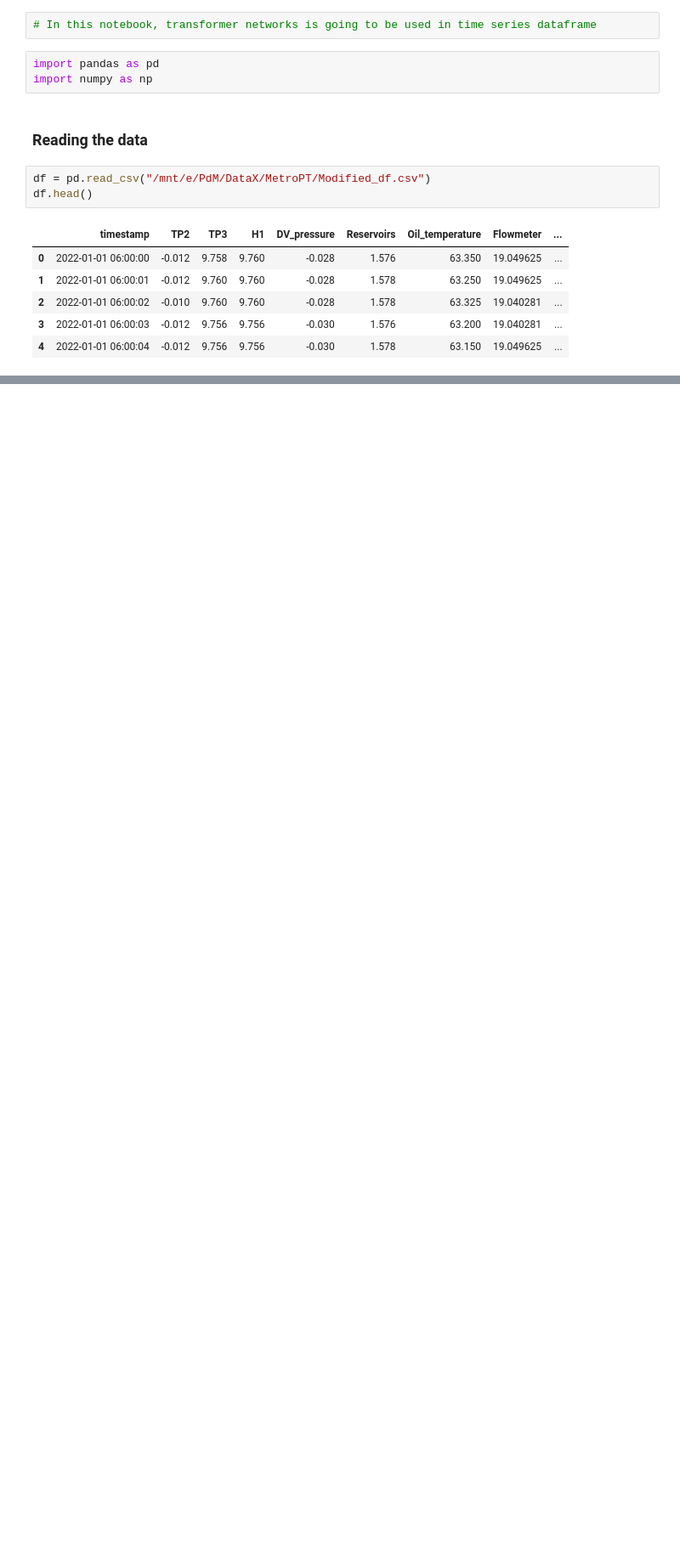
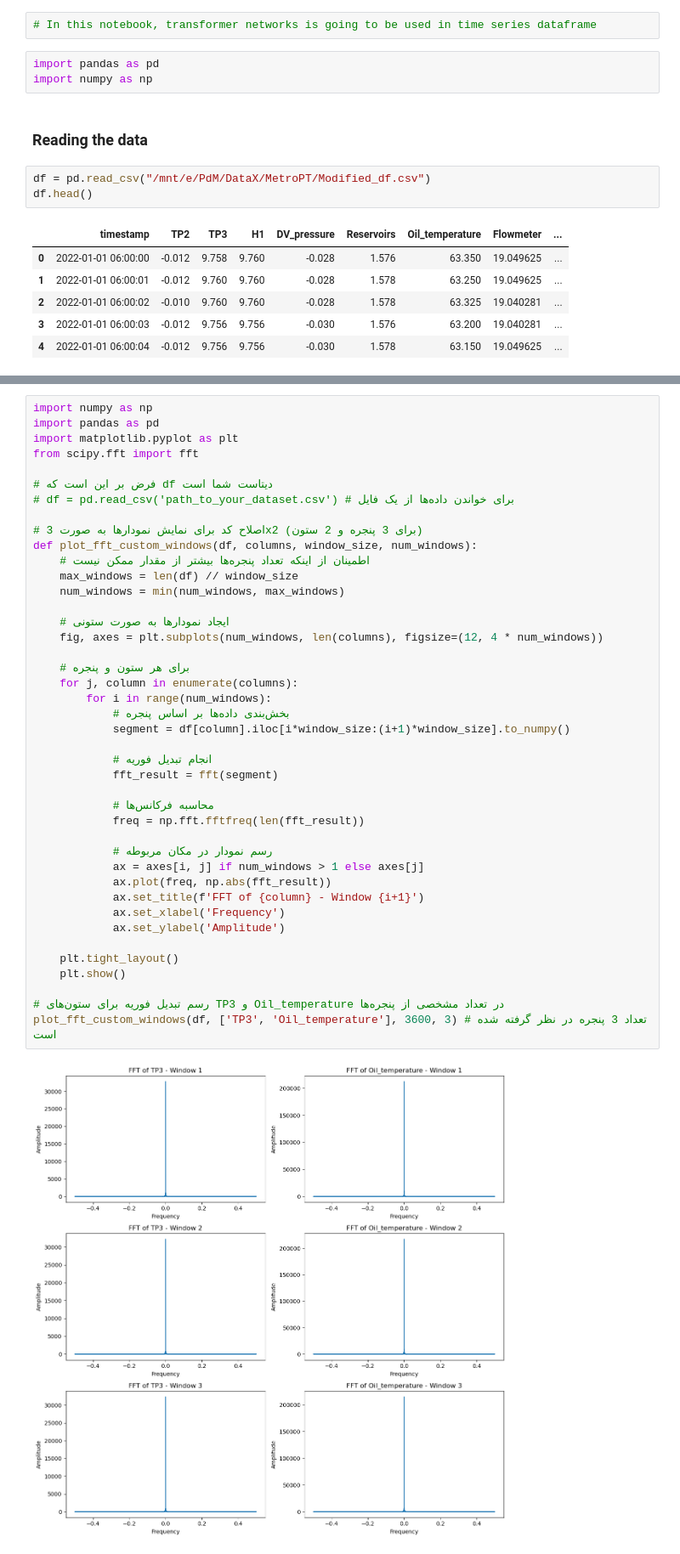
Before and after one commit to Iraj-Ahangari/PdM-MetroPT, a Jupyter notebook: notebooks/Modeling.ipynb, the cells around one changed output, grey strips where cells are left out. Shown at 85% size. Drawn from its saved outputs; the diff is of its cells as text; blank space fills up the shorter version.

```diff
--- a/notebooks/Modeling.ipynb
+++ b/notebooks/Modeling.ipynb
@@ -17,0 +27,44 @@ df.head()
+# %%
+import numpy as np
+import pandas as pd
+import matplotlib.pyplot as plt
+from scipy.fft import fft
+
+# فرض بر این است که df دیتاست شما است
+# df = pd.read_csv('path_to_your_dataset.csv') # برای خواندن داده‌ها از یک فایل
+
+# اصلاح کد برای نمایش نمودارها به صورت 3x2 (برای 3 پنجره و 2 ستون)
+def plot_fft_custom_windows(df, columns, window_size, num_windows):
+    # اطمینان از اینکه تعداد پنجره‌ها بیشتر از مقدار ممکن نیست
+    max_windows = len(df) // window_size
+    num_windows = min(num_windows, max_windows)
+
+    # ایجاد نمودارها به صورت ستونی
+    fig, axes = plt.subplots(num_windows, len(columns), figsize=(12, 4 * num_windows))
+
+    # برای هر ستون و پنجره
+    for j, column in enumerate(columns):
+        for i in range(num_windows):
+            # بخش‌بندی داده‌ها بر اساس پنجره
+            segment = df[column].iloc[i*window_size:(i+1)*window_size].to_numpy()
+
+            # انجام تبدیل فوریه
+            fft_result = fft(segment)
+
+            # محاسبه فرکانس‌ها
+            freq = np.fft.fftfreq(len(fft_result))
+
+            # رسم نمودار در مکان مربوطه
+            ax = axes[i, j] if num_windows > 1 else axes[j]
+            ax.plot(freq, np.abs(fft_result))
+            ax.set_title(f'FFT of {column} - Window {i+1}')
+            ax.set_xlabel('Frequency')
+            ax.set_ylabel('Amplitude')
+
+    plt.tight_layout()
+    plt.show()
+
+# رسم تبدیل فوریه برای ستون‌های TP3 و Oil_temperature در تعداد مشخصی از پنجره‌ها
+plot_fft_custom_windows(df, ['TP3', 'Oil_temperature'], 3600, 3) # تعداد 3 پنجره در نظر گرفته شده است
+# %% [output]
+[figure, added]
```
Also changed, not shown: parts of 7 cells of this notebook.
